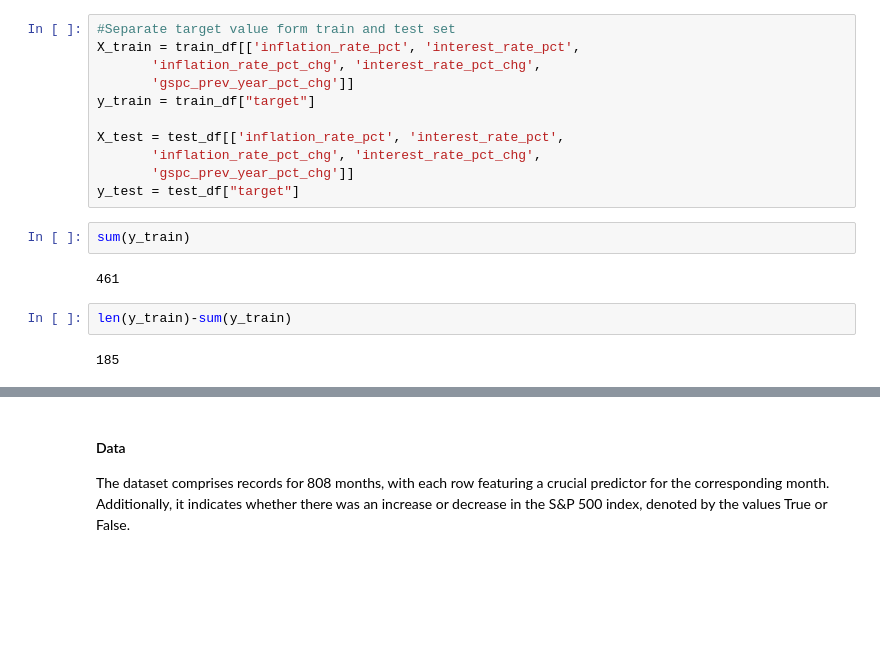
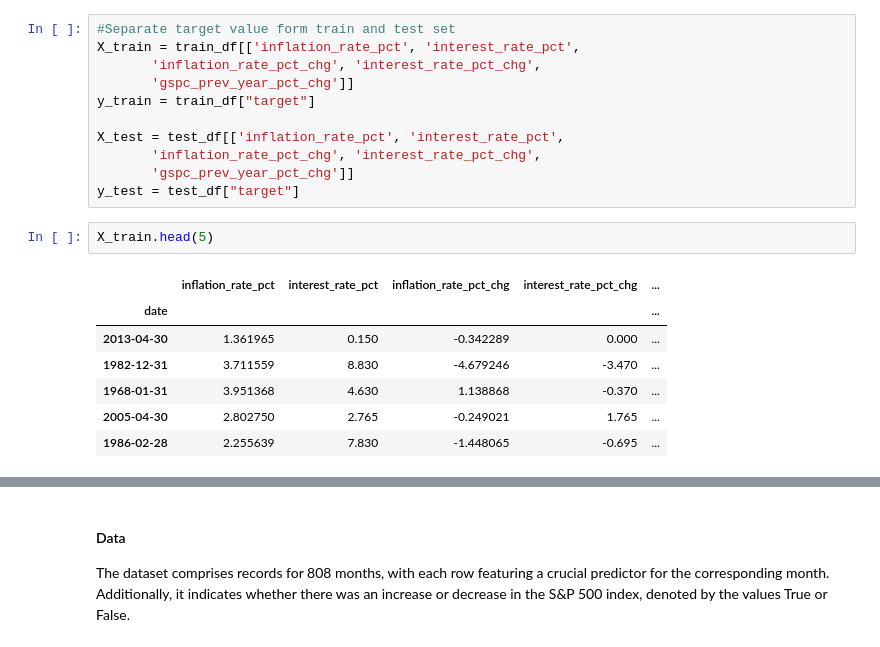
Before and after one commit to UBC-MDS/dsci_522_group_3, a Jupyter notebook: financial_data_analyis_model.ipynb, the cells around one changed output, grey strips where cells are left out. Saved outputs shown, nothing was run; the diff lists cells and outputs as text; blank space fills up the shorter version.

```diff
--- a/financial_data_analyis_model.ipynb
+++ b/financial_data_analyis_model.ipynb
@@ -54,11 +56,13 @@ X_test = test_df[['inflation_rate_pct', 'interest_rate_pct',
        'inflation_rate_pct_chg', 'interest_rate_pct_chg',
        'gspc_prev_year_pct_chg']]
 y_test = test_df["target"]
-# %%
-sum(y_train)
-# %% [output]
-461
-# %%
-len(y_train)-sum(y_train)
-# %% [output]
-185
+# %%
+X_train.head(5)
+# %% [output]
+|  | inflation_rate_pct | interest_rate_pct | inflation_rate_pct_chg | interest_rate_pct_chg | ... |
+| date |  |  |  |  | ... |
+| 2013-04-30 | 1.361965 | 0.150 | -0.342289 | 0.000 | ... |
+| 1982-12-31 | 3.711559 | 8.830 | -4.679246 | -3.470 | ... |
+| 1968-01-31 | 3.951368 | 4.630 | 1.138868 | -0.370 | ... |
+| 2005-04-30 | 2.802750 | 2.765 | -0.249021 | 1.765 | ... |
+| 1986-02-28 | 2.255639 | 7.830 | -1.448065 | -0.695 | ... |
```
Also changed, not shown: parts of 27 cells of this notebook, 1 other file.
